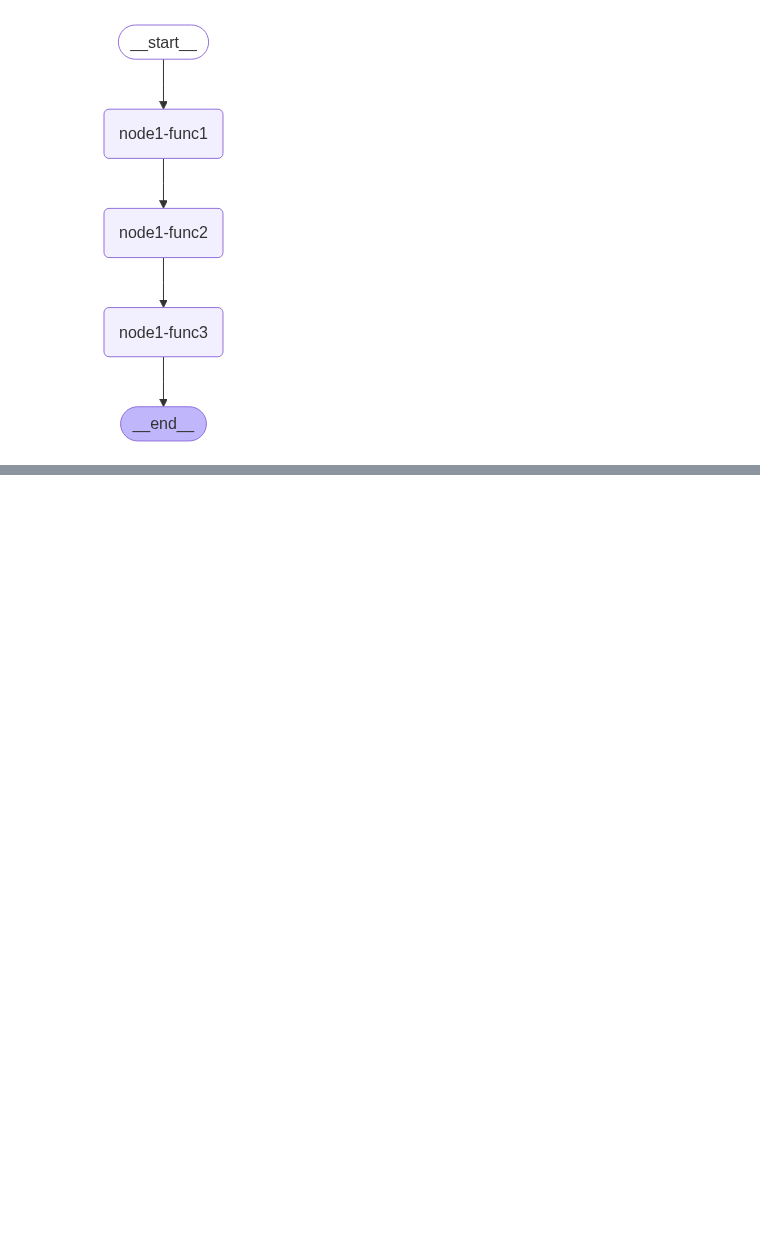
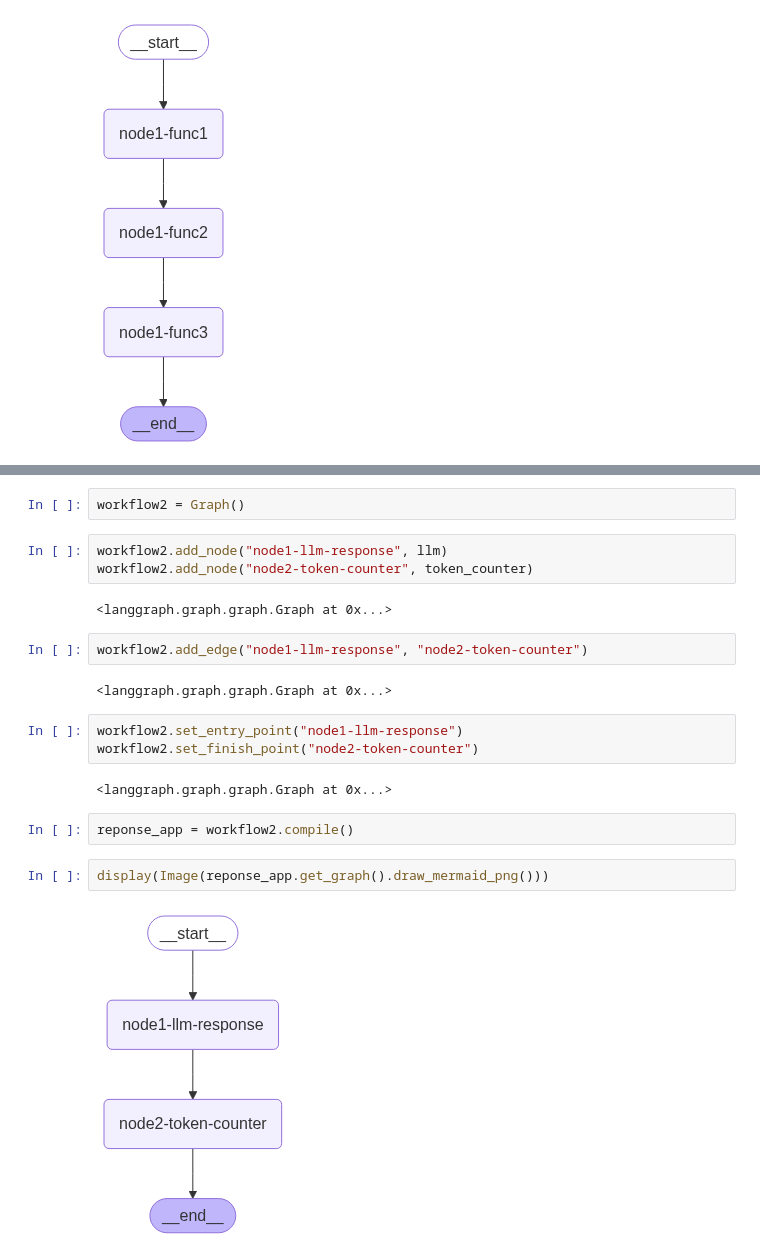
Before and after one commit to srb-004/Agentic-AI, a Jupyter notebook: 07-06-2025/Langgraph.ipynb, the cells around one changed output, grey strips where cells are left out. Drawn from its saved outputs; the diff is of its cells as text; blank space fills up the shorter version.

```diff
--- a/07-06-2025/Langgraph.ipynb
+++ b/07-06-2025/Langgraph.ipynb
@@ -55,0 +95,22 @@ app.invoke("Langgraph Demo")
+# %%
+workflow2 = Graph()
+# %%
+workflow2.add_node("node1-llm-response", llm)
+workflow2.add_node("node2-token-counter", token_counter)
+# %% [output]
+<langgraph.graph.graph.Graph at 0x...>
+# %%
+workflow2.add_edge("node1-llm-response", "node2-token-counter")
+# %% [output]
+<langgraph.graph.graph.Graph at 0x...>
+# %%
+workflow2.set_entry_point("node1-llm-response")
+workflow2.set_finish_point("node2-token-counter")
+# %% [output]
+<langgraph.graph.graph.Graph at 0x...>
+# %%
+reponse_app = workflow2.compile()
+# %%
+display(Image(reponse_app.get_graph().draw_mermaid_png()))
+# %% [output]
+[figure, added]
```
Also changed, not shown: parts of 12 cells of this notebook, 1 other file.
